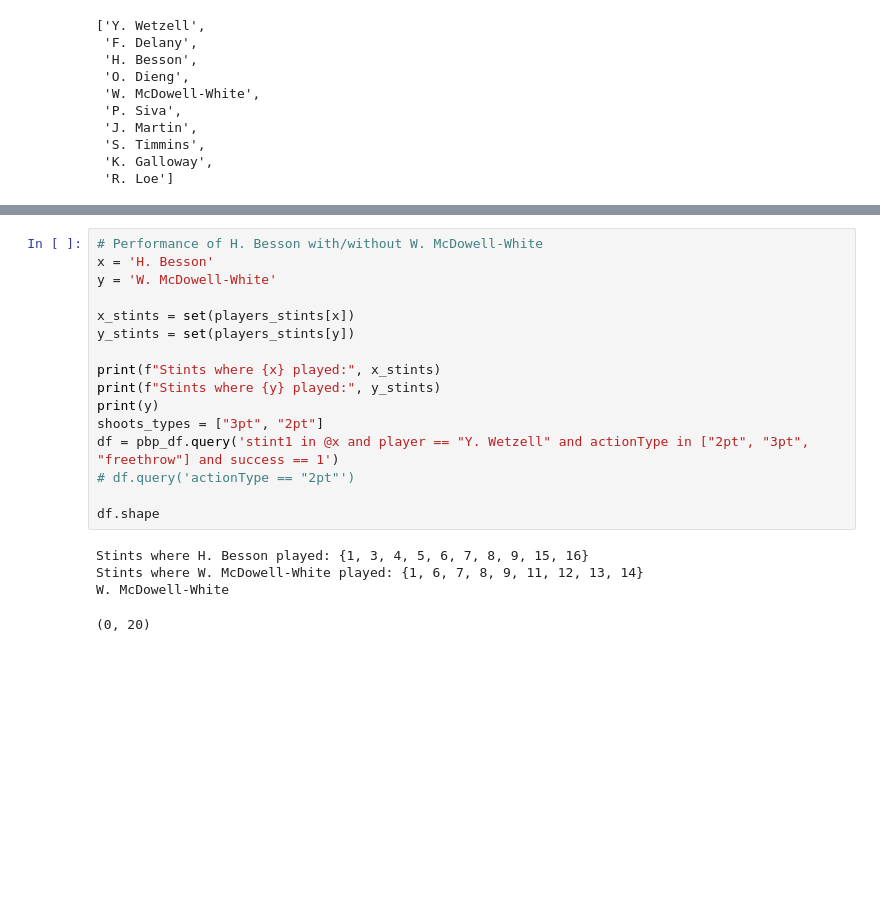
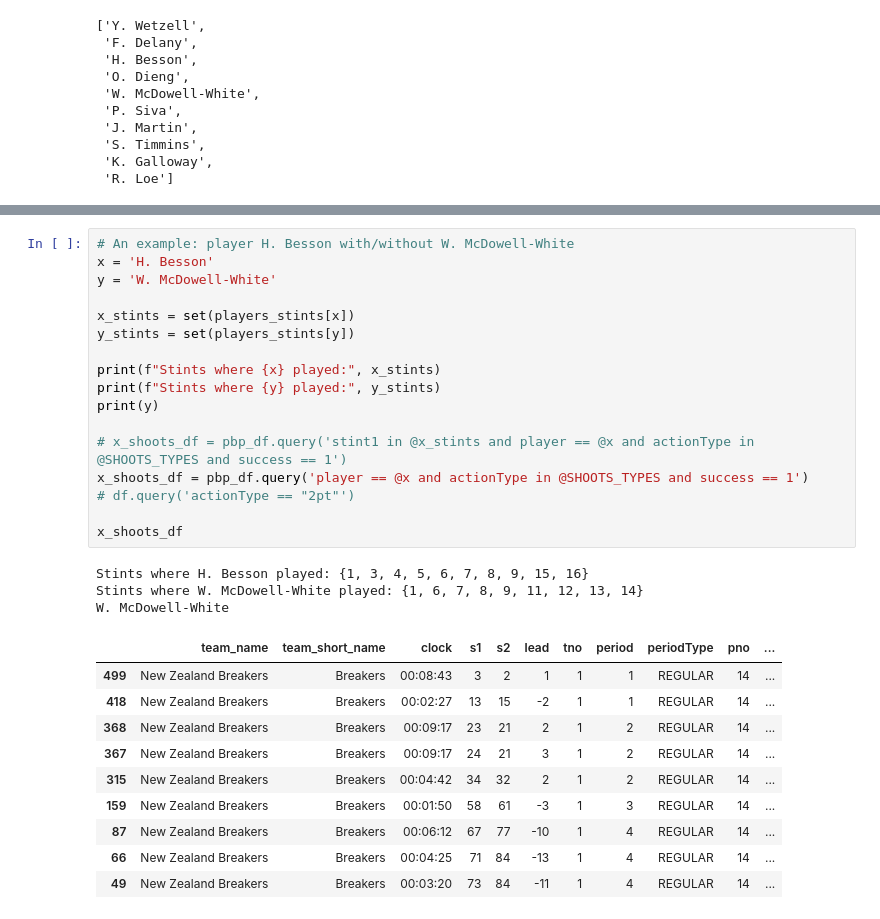
Before and after one commit to ssardina/pynbl, a Jupyter notebook: on_off.ipynb, the cells around one changed output, grey strips where cells are left out. Saved outputs shown, nothing was run; the diff lists cells and outputs as text; blank space fills up the shorter version.

```diff
--- a/on_off.ipynb
+++ b/on_off.ipynb
@@ -125,24 +140,34 @@ NameError: name 'get_players_stints' is not defined
 # %%
-# Performance of H. Besson with/without W. McDowell-White
+# An example: player H. Besson with/without W. McDowell-White
 x = 'H. Besson'
 y = 'W. McDowell-White'
 
 x_stints = set(players_stints[x])
 y_stints = set(players_stints[y])
 
 print(f"Stints where {x} played:", x_stints)
 print(f"Stints where {y} played:", y_stints)
 print(y)
-shoots_types = ["3pt", "2pt"]
-df = pbp_df.query('stint1 in @x and player == "Y. Wetzell" and actionType in ["2pt", "3pt", "freethrow"] and success == 1')
+
+# x_shoots_df = pbp_df.query('stint1 in @x_stints and player == @x and actionType in @SHOOTS_TYPES and success == 1')
+x_shoots_df = pbp_df.query('player == @x and actionType in @SHOOTS_TYPES and success == 1')
 # df.query('actionType == "2pt"')
 
-df.shape
+x_shoots_df
 # %% [output]
 Stints where H. Besson played: {1, 3, 4, 5, 6, 7, 8, 9, 15, 16}
 Stints where W. McDowell-White played: {1, 6, 7, 8, 9, 11, 12, 13, 14}
 W. McDowell-White
-(0, 20)
+|  | team_name | team_short_name | clock | s1 | s2 | lead | tno | period | periodType | pno | ... |
+| 499 | New Zealand Breakers | Breakers | 00:08:43 | 3 | 2 | 1 | 1 | 1 | REGULAR | 14 | ... |
+| 418 | New Zealand Breakers | Breakers | 00:02:27 | 13 | 15 | -2 | 1 | 1 | REGULAR | 14 | ... |
+| 368 | New Zealand Breakers | Breakers | 00:09:17 | 23 | 21 | 2 | 1 | 2 | REGULAR | 14 | ... |
+| 367 | New Zealand Breakers | Breakers | 00:09:17 | 24 | 21 | 3 | 1 | 2 | REGULAR | 14 | ... |
+| 315 | New Zealand Breakers | Breakers | 00:04:42 | 34 | 32 | 2 | 1 | 2 | REGULAR | 14 | ... |
+| 159 | New Zealand Breakers | Breakers | 00:01:50 | 58 | 61 | -3 | 1 | 3 | REGULAR | 14 | ... |
+| 87 | New Zealand Breakers | Breakers | 00:06:12 | 67 | 77 | -10 | 1 | 4 | REGULAR | 14 | ... |
+| 66 | New Zealand Breakers | Breakers | 00:04:25 | 71 | 84 | -13 | 1 | 4 | REGULAR | 14 | ... |
+| 49 | New Zealand Breakers | Breakers | 00:03:20 | 73 | 84 | -11 | 1 | 4 | REGULAR | 14 | ... |
 # %%
 players = players_1
 
```
Also changed, not shown: parts of 7 cells of this notebook.
